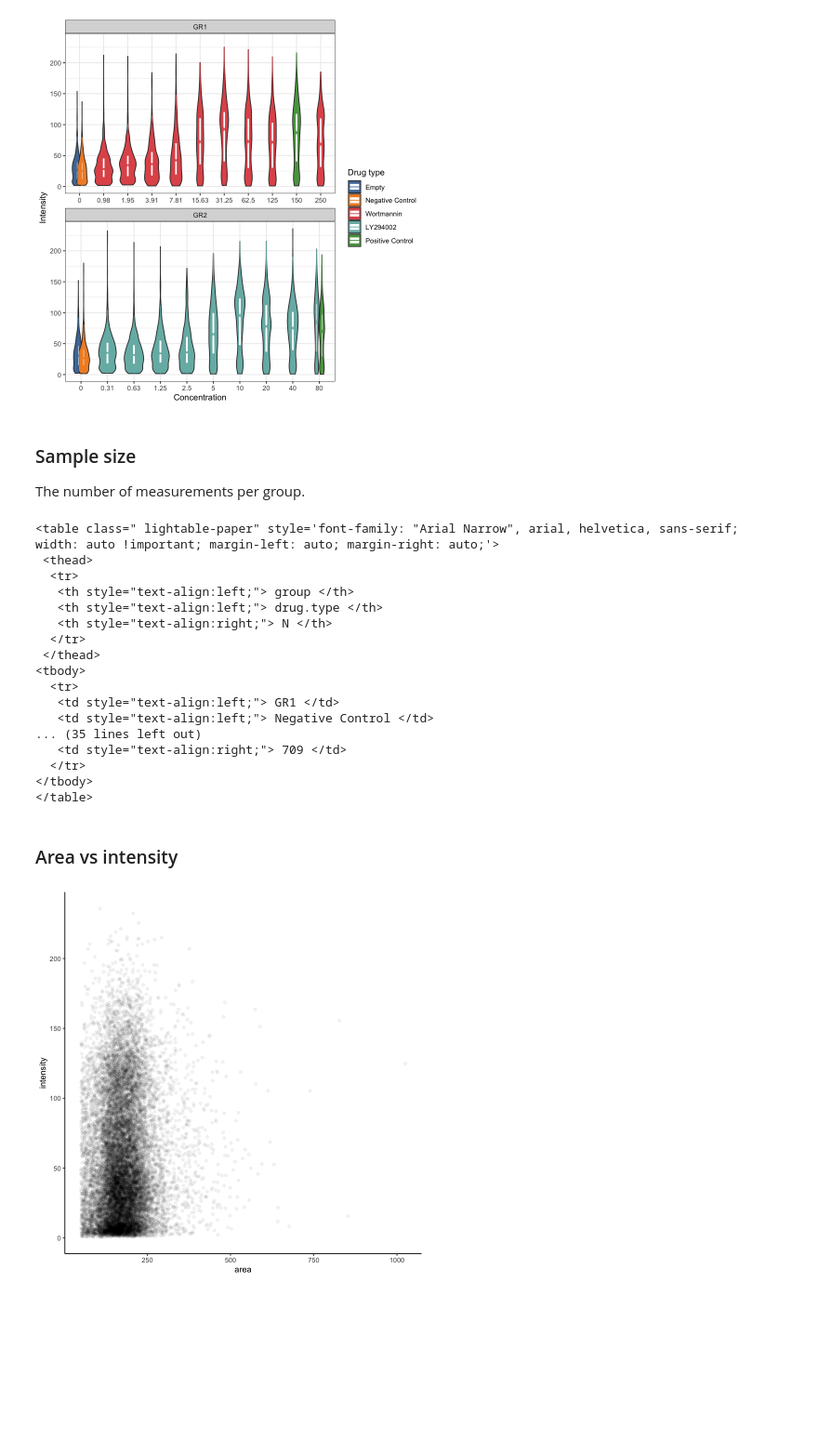
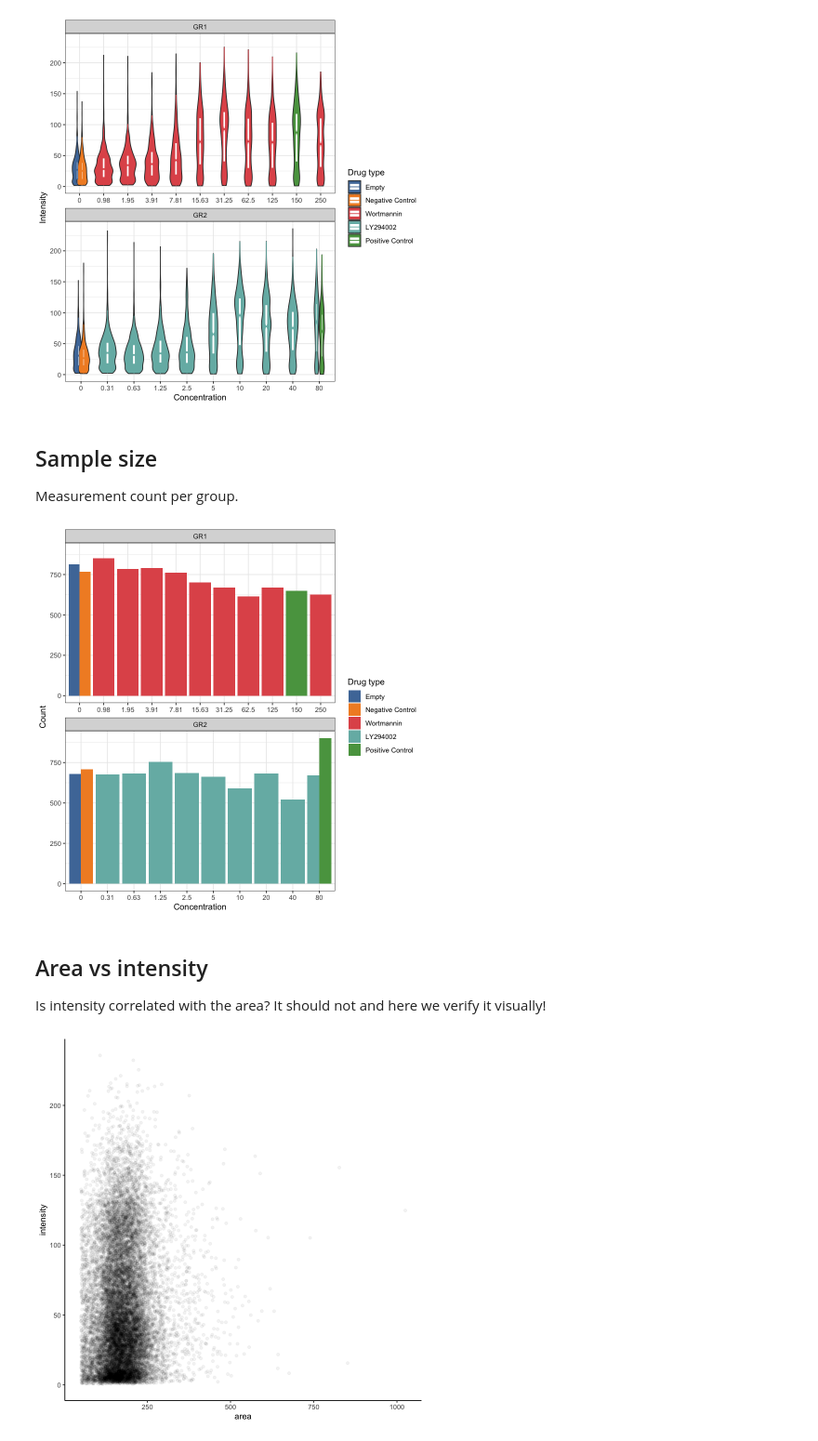
Before and after one commit to guiwitz/ImagingStats, a Jupyter notebook: _sources/R_analysis.ipynb, the cells around one changed output. Shown at 93% size. Cells and saved outputs as stored; diff of their text form; code cells hidden in the pictures; blank space fills up the shorter version.

```diff
--- a/_sources/R_analysis.ipynb
+++ b/_sources/R_analysis.ipynb
@@ -35,8 +62,10 @@ Column names include spaces. Use the `check.names` parameter to change them to p
 # %%
-dt = data.table::fread("BBBC013_analyzed_full.csv", check.names = T)
+dat = data.table::fread("https://raw.githubusercontent.com/guiwitz/ImagingStats/master/BBBC013_analyzed_full.csv", check.names = T)
 
-dt %>%
+dat %>%
   head %>%
-  kbl() %>%
-  kable_paper(full_width = F)
+  kableExtra::kbl() %>%
+  kableExtra::kable_paper(full_width = F) %>%
+  as.character() %>%
+  IRdisplay::display_html()
 # %% [output]
@@ -108,34 +131,31 @@ p1
 # %% [output]
 [figure]
 # %% [markdown]
-### Sample size
+## Sample size
 
-The number of measurements per group.
+Measurement count per group.
-# %%
-dt[,
-   .N,
-   by = .(group,
-          drug.type)] %>%
-  kbl() %>%
-  kable_paper(full_width = F)
-# %% [output]
-<table class=" lightable-paper" style='font-family: "Arial Narrow", arial, helvetica, sans-serif; width: auto !important; margin-left: auto; margin-right: auto;'>
- <thead>
-  <tr>
-   <th style="text-align:left;"> group </th>
-   <th style="text-align:left;"> drug.type </th>
-   <th style="text-align:right;"> N </th>
-  </tr>
- </thead>
-<tbody>
-  <tr>
-   <td style="text-align:left;"> GR1 </td>
-   <td style="text-align:left;"> Negative Control </td>
-... (35 lines left out)
-   <td style="text-align:right;"> 709 </td>
-  </tr>
-</tbody>
-</table>
-# %% [markdown]
-### Area vs intensity
+# %%
+p2 = ggplot2::ggplot(data = dat,
+                     aes(x = as.factor(amount))) +
+  ggplot2::geom_bar(aes(fill = drug.type),
+                    stat = "count",
+                    position = "dodge") +
+  ggthemes::scale_fill_tableau(name = "Drug type",
+                               palette = "Tableau 10") +
+  ggthemes::scale_color_tableau(name = "Drug type",
+                                palette = "Tableau 10") +
+  ggplot2::facet_wrap(~group,
+                      ncol = 1,
+                      scales = "free_x") +
+  ggplot2::xlab("Concentration") +
+  ggplot2::ylab("Count") +
+  ggplot2::theme_bw()
+
+p2
+# %% [output]
+[figure, added]
+# %% [markdown]
+## Area vs intensity
+
+Is intensity correlated with the area? It should not and here we verify it visually!
 # %%
```
Also changed, not shown: parts of 31 cells of this notebook, 17 other files.
